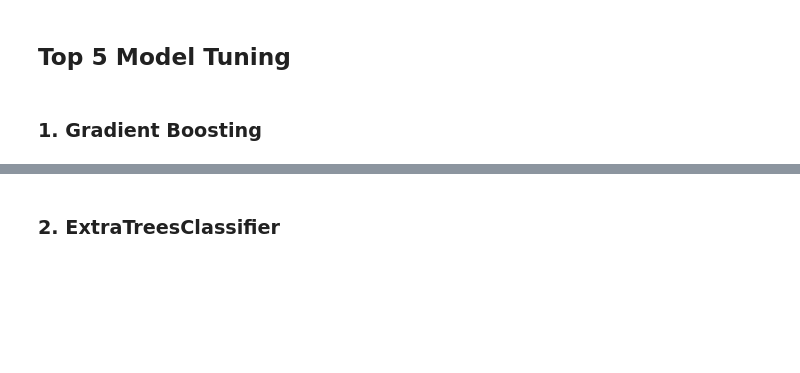
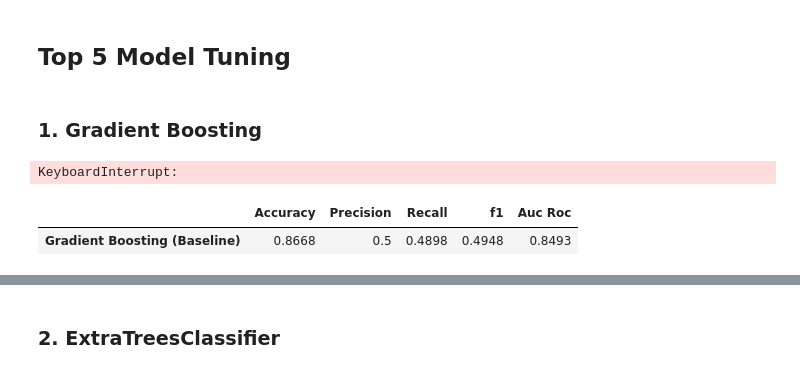
Before and after one commit to evelynpehty/Predicting-the-Risk-of-Employee-Attrition-, a Jupyter notebook: project model.ipynb, the cells around one changed output, grey strips where cells are left out. Saved outputs shown, nothing was run; the diff lists cells and outputs as text; code cells hidden in the pictures; blank space fills up the shorter version.

```diff
--- a/project model.ipynb
+++ b/project model.ipynb
@@ -1114,0 +1170,5 @@ def plot_feature_importance(importance,names,model_type):
+# %%
+g=GridSearchCV(GradientBoostingClassifier(),params,cv=5)
+g.fit(X_train, y_train)
+# %% [output]
+KeyboardInterrupt:
@@ -1114,0 +1186,5 @@ def plot_feature_importance(importance,names,model_type):
+# %%
+df_performance.head()
+# %% [output]
+|  | Accuracy | Precision | Recall | f1 | Auc Roc |
+| Gradient Boosting (Baseline) | 0.8668 | 0.5 | 0.4898 | 0.4948 | 0.8493 |
```
Also changed, not shown: parts of 27 cells of this notebook.
